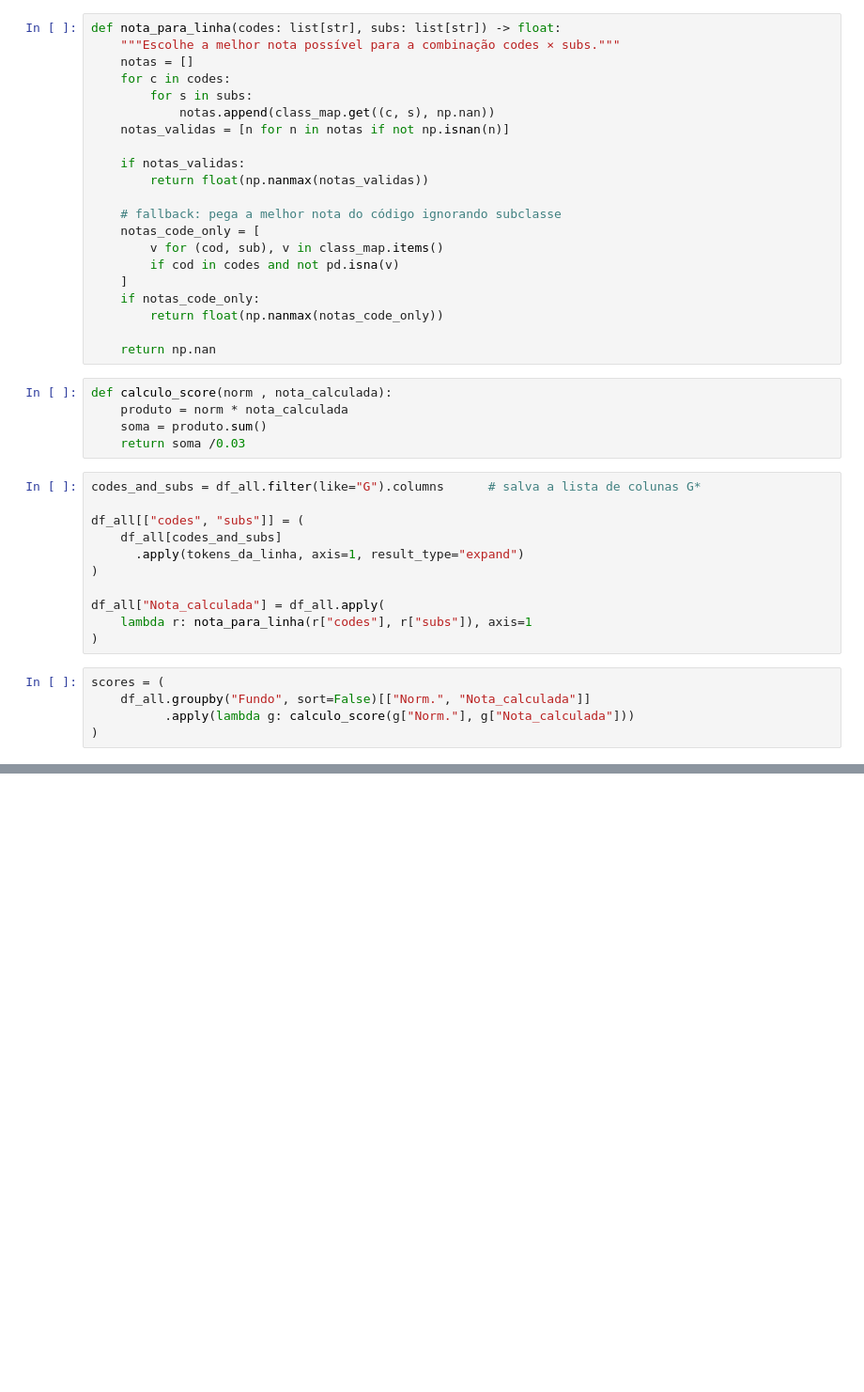
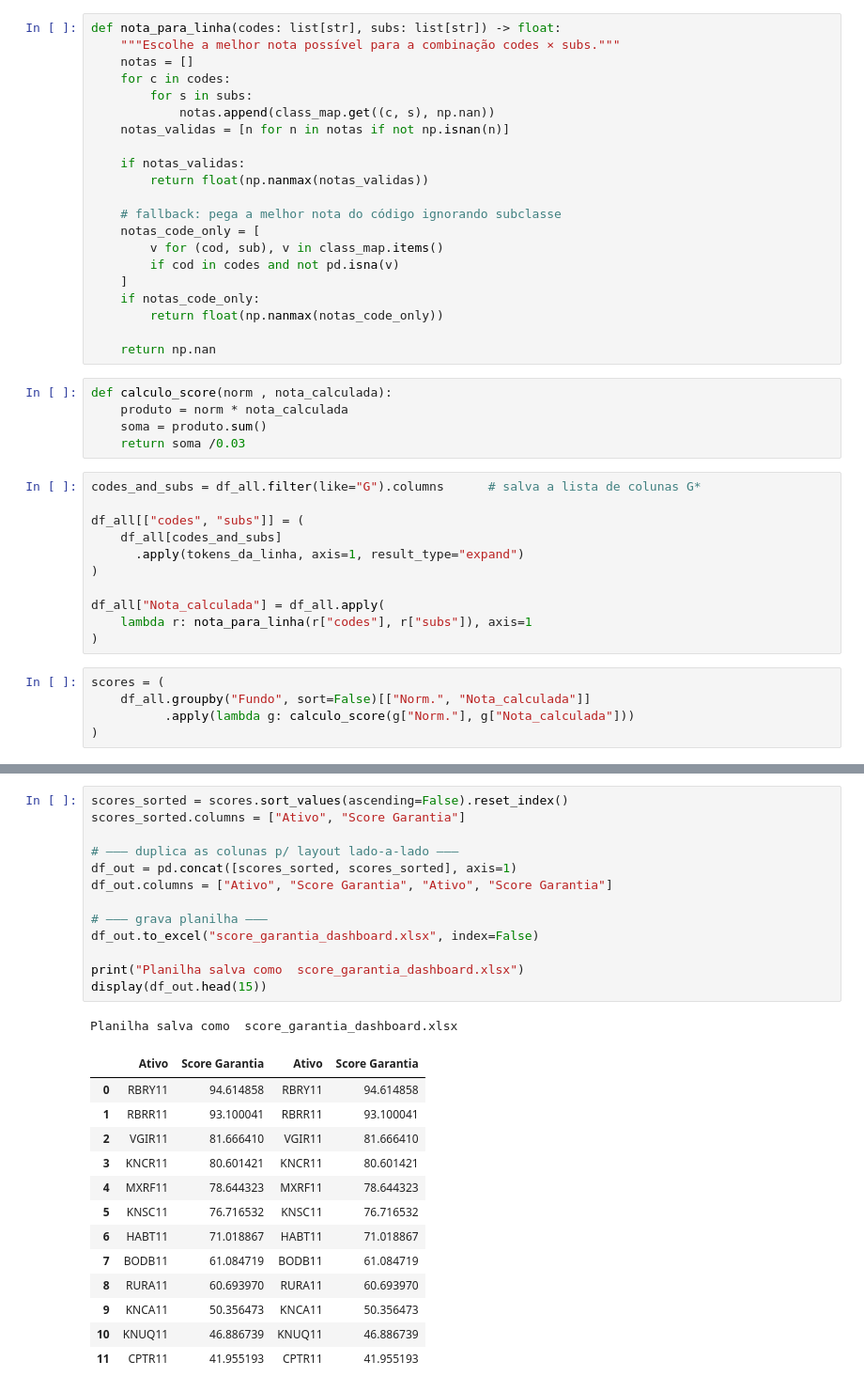
Before and after one commit to pedroauler12/MMZR-summer, a Jupyter notebook: NewApp.ipynb, the cells around one changed output, grey strips where cells are left out. Shown at 94% size. Cells and saved outputs as stored; diff of their text form; blank space fills up the shorter version.

Commit message:
Problema de duplicaçnao resolvido

```diff
--- a/NewApp.ipynb
+++ b/NewApp.ipynb
@@ -153,0 +172,28 @@ HABT11: 98.45
+# %%
+scores_sorted = scores.sort_values(ascending=False).reset_index()
+scores_sorted.columns = ["Ativo", "Score Garantia"]
+
+# ——— duplica as colunas p/ layout lado‑a‑lado ———
+df_out = pd.concat([scores_sorted, scores_sorted], axis=1)
+df_out.columns = ["Ativo", "Score Garantia", "Ativo", "Score Garantia"]
+
+# ——— grava planilha ———
+df_out.to_excel("score_garantia_dashboard.xlsx", index=False)
+
+print("Planilha salva como  score_garantia_dashboard.xlsx")
+display(df_out.head(15))
+# %% [output]
+Planilha salva como  score_garantia_dashboard.xlsx
+|  | Ativo | Score Garantia | Ativo | Score Garantia |
+| 0 | RBRY11 | 94.614858 | RBRY11 | 94.614858 |
+| 1 | RBRR11 | 93.100041 | RBRR11 | 93.100041 |
+| 2 | VGIR11 | 81.666410 | VGIR11 | 81.666410 |
+| 3 | KNCR11 | 80.601421 | KNCR11 | 80.601421 |
+| 4 | MXRF11 | 78.644323 | MXRF11 | 78.644323 |
+| 5 | KNSC11 | 76.716532 | KNSC11 | 76.716532 |
+| 6 | HABT11 | 71.018867 | HABT11 | 71.018867 |
+| 7 | BODB11 | 61.084719 | BODB11 | 61.084719 |
+| 8 | RURA11 | 60.693970 | RURA11 | 60.693970 |
+| 9 | KNCA11 | 50.356473 | KNCA11 | 50.356473 |
+| 10 | KNUQ11 | 46.886739 | KNUQ11 | 46.886739 |
+| 11 | CPTR11 | 41.955193 | CPTR11 | 41.955193 |
```
Also changed, not shown: parts of 10 cells of this notebook, 6 other files.
